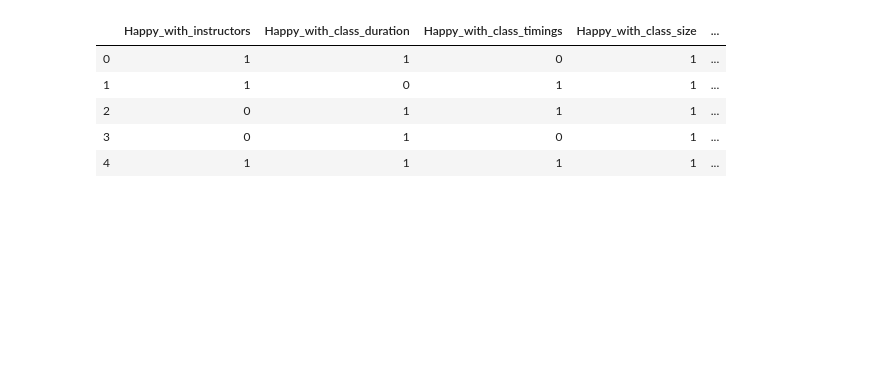
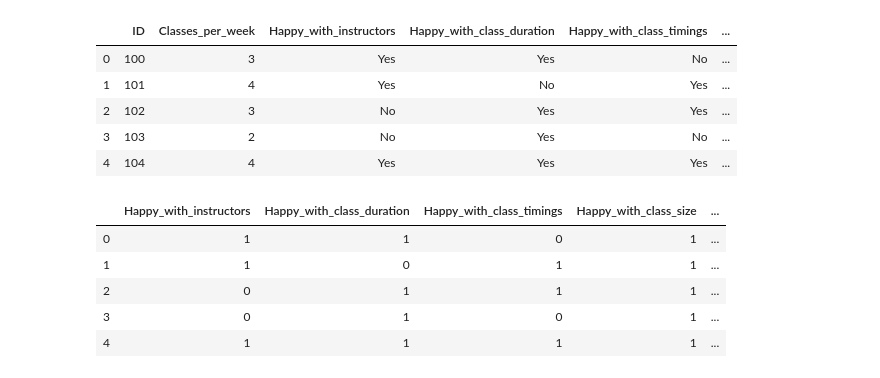
Before and after one commit to parwisenlared/Churn_analysis, a Jupyter notebook: dtree_visualization.ipynb, the cells around one changed output. Cells and saved outputs as stored; diff of their text form; code cells hidden in the pictures; blank space fills up the shorter version.

```diff
--- a/dtree_visualization.ipynb
+++ b/dtree_visualization.ipynb
@@ -12,6 +12,14 @@ from sklearn import tree
 import pydotplus
 # %%
 data = pd.read_csv("user_satisfaction_survey.csv")
+data.head()
+# %% [output]
+|  | ID | Classes_per_week | Happy_with_instructors | Happy_with_class_duration | Happy_with_class_timings | ... |
+| 0 | 100 | 3 | Yes | Yes | No | ... |
+| 1 | 101 | 4 | Yes | No | Yes | ... |
+| 2 | 102 | 3 | No | Yes | Yes | ... |
+| 3 | 103 | 2 | No | Yes | No | ... |
+| 4 | 104 | 4 | Yes | Yes | Yes | ... |
 # %%
 X = data.drop(['Churn','ID','Classes_per_week'], axis=1) #Dropping the ID column also - its not needed
 y = data.drop(['ID','Classes_per_week','Happy_with_instructors','Happy_with_class_duration','Happy_with_class_timings','Happy_with_class_size','Happy_with_facilities','Happy_with_price'],axis=1)
```
Also changed, not shown: parts of 18 cells of this notebook, 1 other file.
